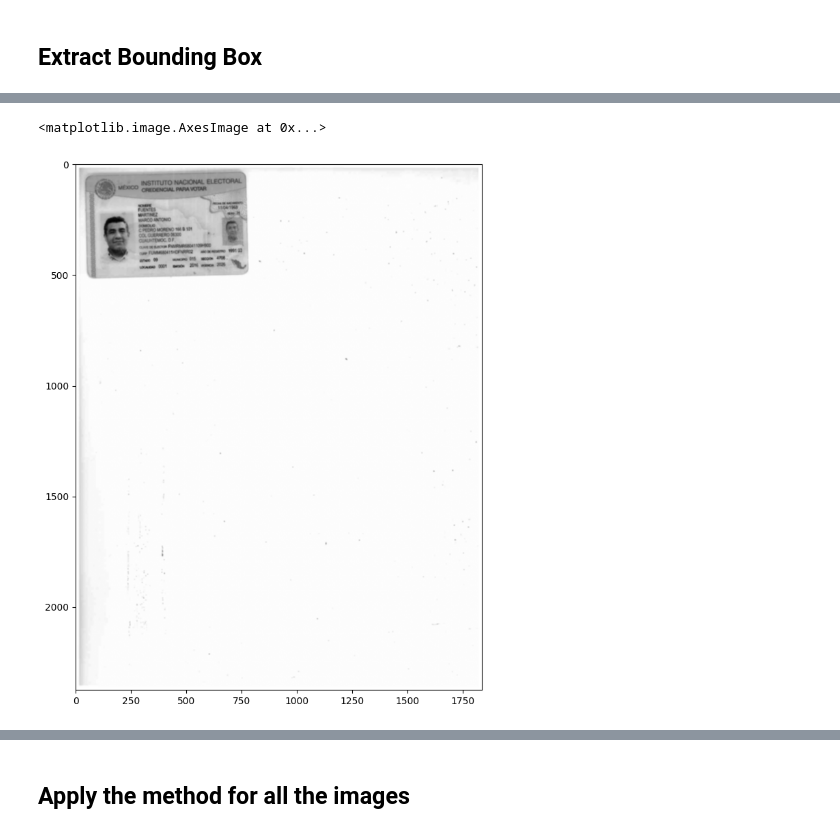
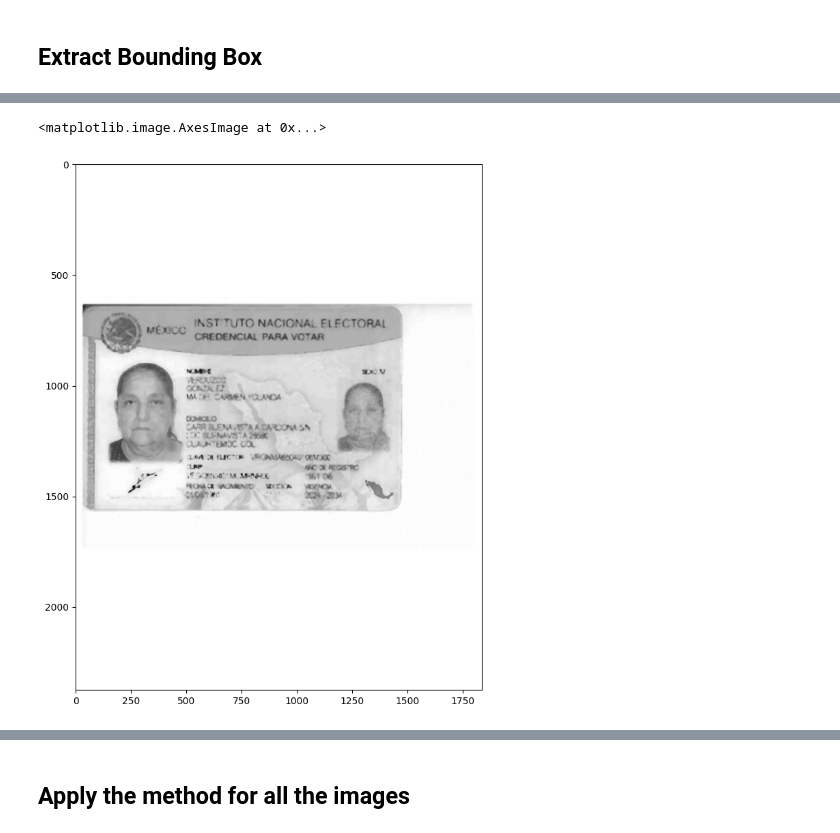
Before and after one commit to jmanuelc87/nmp-autoavanza, a Jupyter notebook: notebooks/image_analysis_01.ipynb, the cells around one changed output, grey strips where cells are left out. Drawn from its saved outputs; the diff is of its cells as text; code cells hidden in the pictures.

```diff
--- a/notebooks/image_analysis_01.ipynb
+++ b/notebooks/image_analysis_01.ipynb
@@ -29,5 +31,5 @@ for pdf_path in images_pdfs:
 # %%
-images_paths = glob.glob('./data/bronze/images/*.png')
+images_paths = glob.glob('./data/bronze/images/anverso/*.png')
 # %%
 images_np = []
 
@@ -46,6 +48,8 @@ for i, image in enumerate(images_np):
 # %% [markdown]
 ## Extract Bounding Box
 # %%
-plt.imshow(images_np[8], cmap='gray')
+image = images_np[4].copy()
+
+plt.imshow(image, cmap='gray')
 # %% [output]
 <matplotlib.image.AxesImage at 0x...>
@@ -53,9 +57,9 @@ plt.imshow(images_np[8], cmap='gray')
 # %%
-image = images_np[8].copy()
 gray = cv2.cvtColor(image, cv2.COLOR_RGB2GRAY)
-gauss = cv2.GaussianBlur(gray, (7,7), sigmaX=5., sigmaY=5.)
+blured = cv2.medianBlur(gray, ksize=11)
+
 plt.figure(figsize=(10,10))
-plt.imshow(gauss, cmap='gray')
+plt.imshow(blured, cmap='gray')
 # %% [output]
 <matplotlib.image.AxesImage at 0x...>
-[figure, old version]
+[figure, new version]
```
Also changed, not shown: parts of 12 cells of this notebook, 2 other files.
